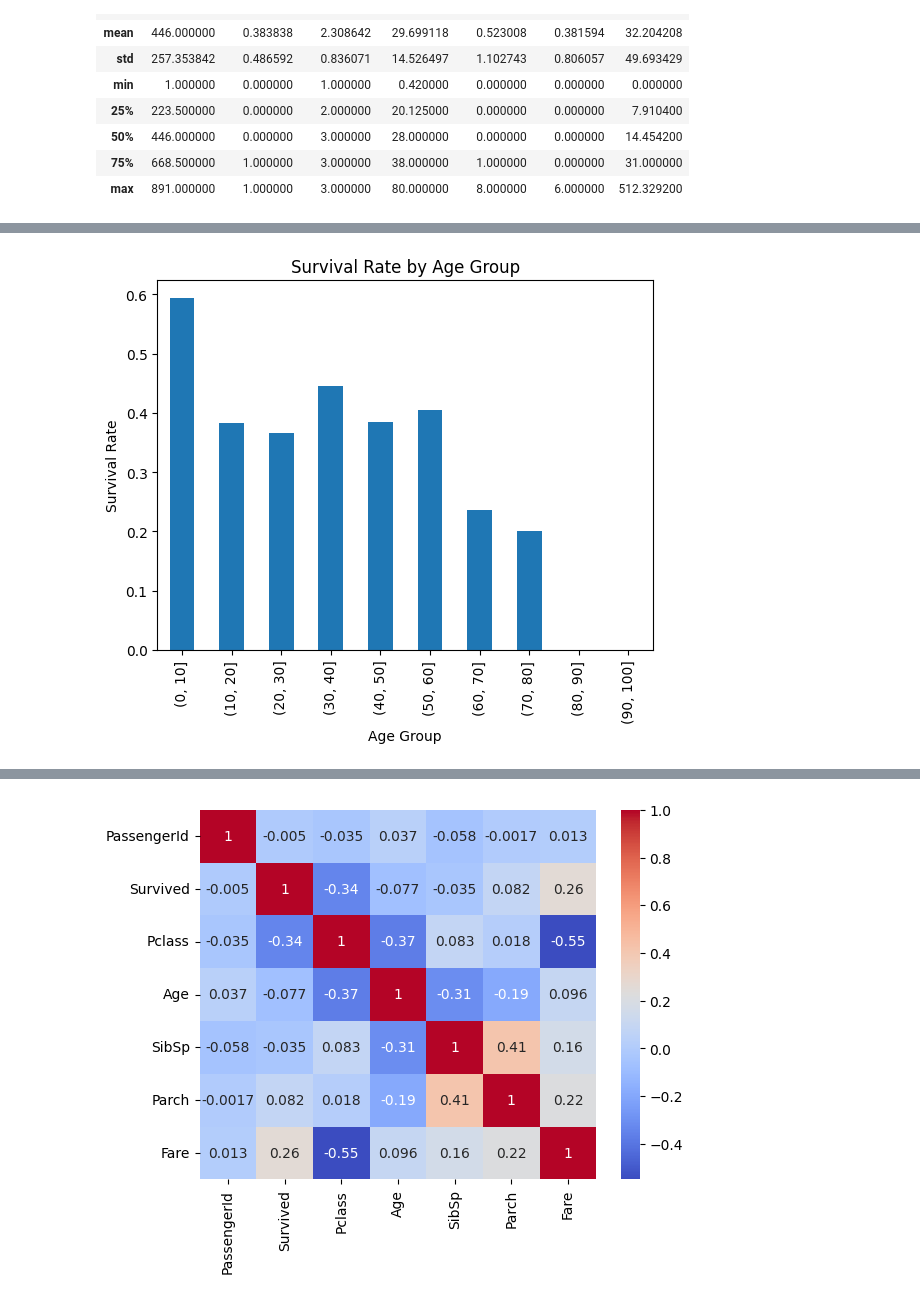
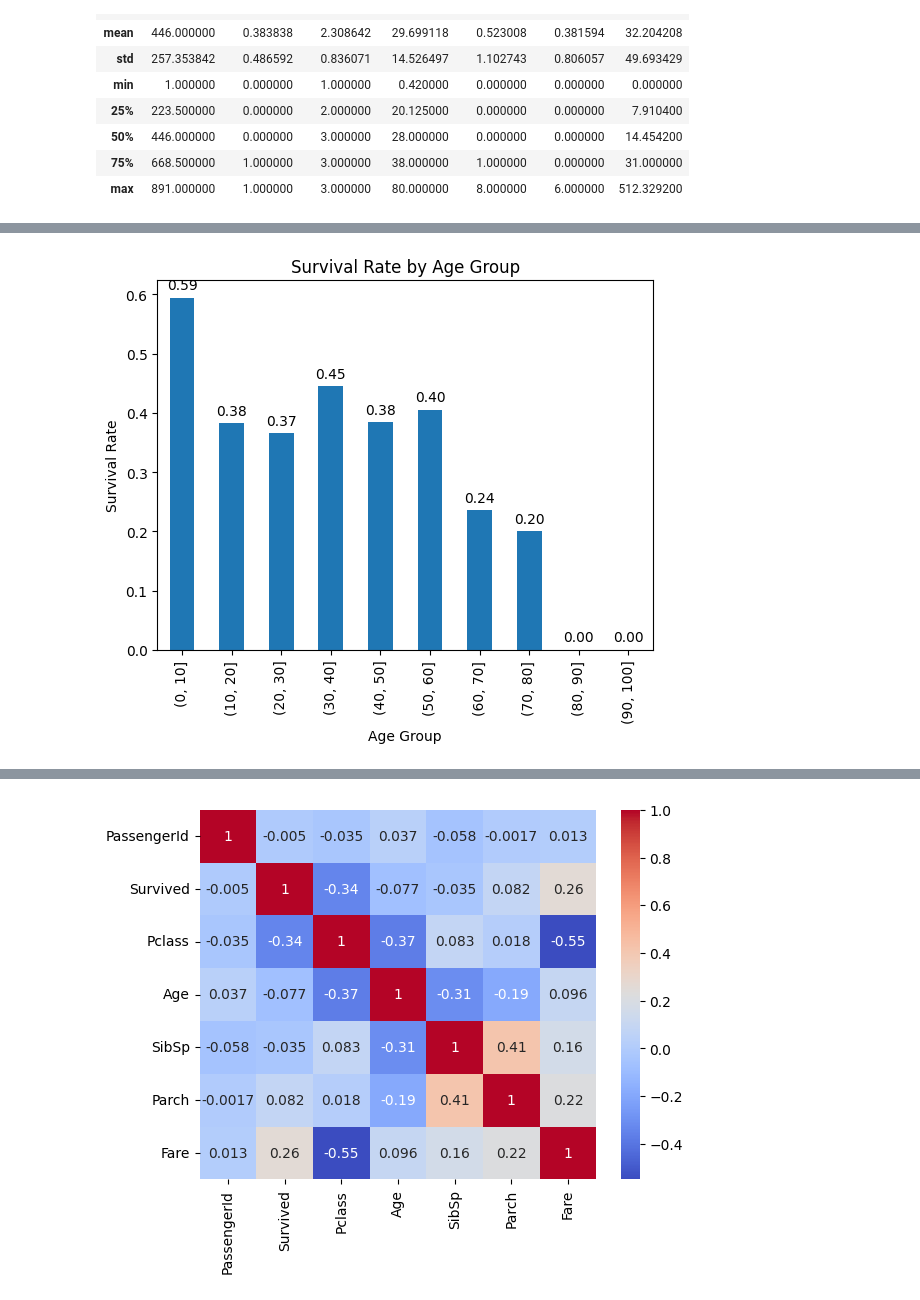
Before and after one commit to huangchao2528/Projects, a Jupyter notebook: Titanic/Titanic.ipynb, the cells around one changed output, grey strips where cells are left out. Cells and saved outputs as stored; diff of their text form; code cells hidden in the pictures.

Commit message:
modified the graphs

```diff
--- a/Titanic/Titanic.ipynb
+++ b/Titanic/Titanic.ipynb
@@ -113,0 +105,15 @@ Name: Survived, dtype: float64
+# %%
+# Draw a histogram by age group
+gender_group_survival = train_set.groupby('Sex')['Survived'].mean()
+ax = gender_group_survival.plot(kind='bar')
+plt.xlabel('Gender Group')
+plt.ylabel('Survival Rate')
+plt.title('Survival Rate by Gender Group')
+# Add value labels
+for p in ax.patches:
+    ax.annotate(f"{p.get_height():.2f}",
+                (p.get_x() + p.get_width() / 2., p.get_height()),
+                ha='center', va='center',
+                xytext=(0, 9),
+                textcoords='offset points')
+plt.show()
@@ -114,14 +122,21 @@ Name: Survived, dtype: float64
 # %%
-# Draw histogram of age group
+# Draw a histogram by age group
 bins = [i for i in range(0,101,10)]
 train_set['AgeGroup'] = pd.cut(train_set['Age'], bins)
 # Calculate ssurvival rate for each age group
 age_group_sruvival = train_set.groupby('AgeGroup')['Survived'].mean()
 # Plot the histogram
-age_group_sruvival.plot(kind='bar')
+ax = age_group_sruvival.plot(kind='bar')
 plt.xlabel('Age Group')
 plt.ylabel('Survival Rate')
 plt.title('Survival Rate by Age Group')
+# Add value labels
+for p in ax.patches:
+    ax.annotate(f"{p.get_height():.2f}",
+                (p.get_x() + p.get_width() / 2., p.get_height()),
+                ha='center', va='center',
+                xytext=(0, 9),
+                textcoords='offset points')
 plt.show()
 # %% [output]
-[figure, old version]
+[figure, new version]
```
Also changed, not shown: parts of 4 cells of this notebook.
